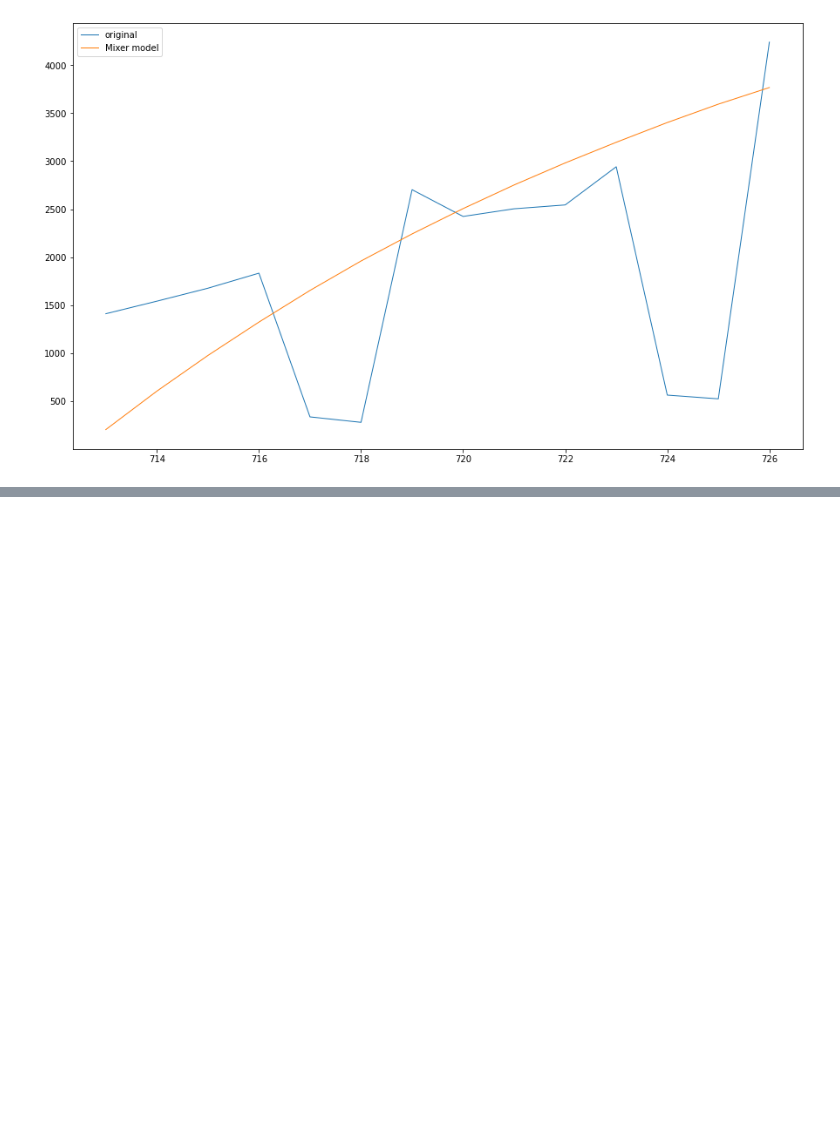
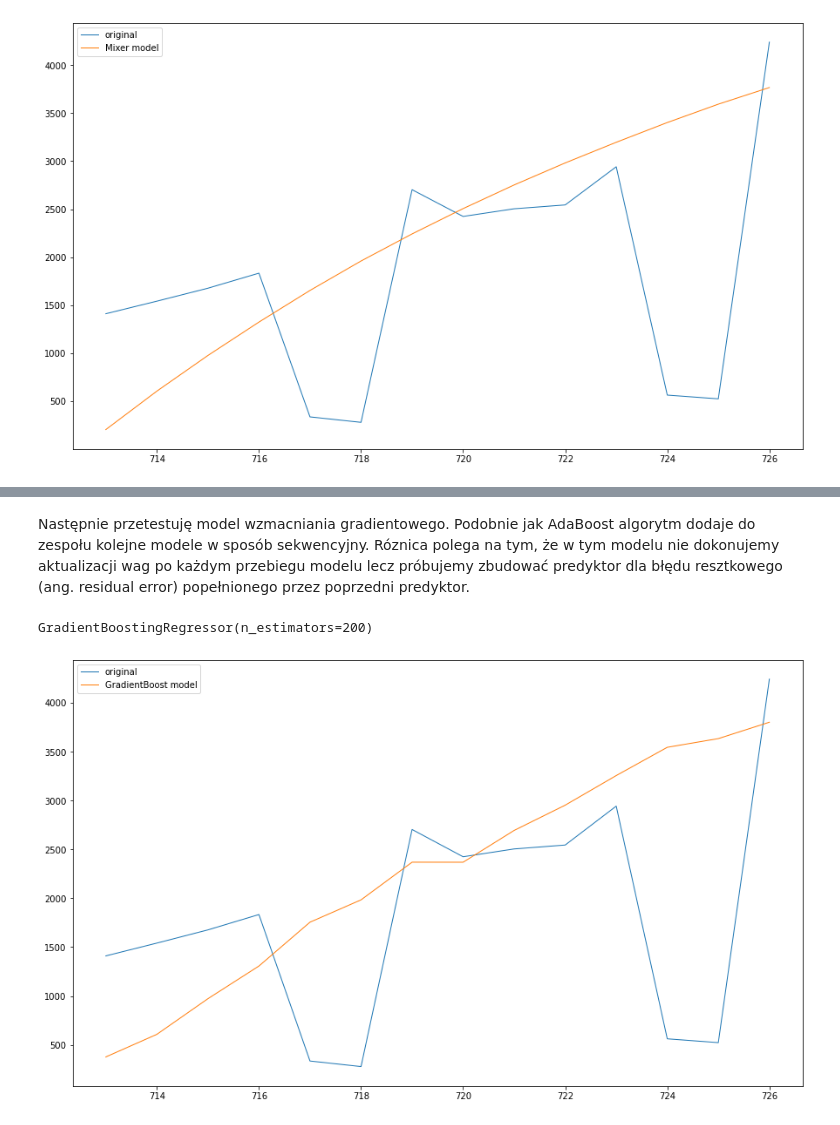
Before and after one commit to krisz17/TS-Mixer, a Jupyter notebook: 1MixerForTS.ipynb, the cells around one changed output, grey strips where cells are left out. Drawn from its saved outputs; the diff is of its cells as text; code cells hidden in the pictures; blank space fills up the shorter version.

```diff
--- a/1MixerForTS.ipynb
+++ b/1MixerForTS.ipynb
@@ -129,0 +144,23 @@ plt.show()
+# %% [markdown]
+Następnie przetestuję model wzmacniania gradientowego. Podobnie jak AdaBoost algorytm dodaje do zespołu kolejne modele w sposób sekwencyjny.
+Róznica polega na tym, że w tym modelu nie dokonujemy aktualizacji wag po każdym przebiegu modelu lecz próbujemy zbudować predyktor dla błędu resztkowego (ang. residual error) popełnionego przez poprzedni predyktor.
+# %%
+from sklearn.ensemble import GradientBoostingRegressor
+gbreg = GradientBoostingRegressor(max_depth=3, n_estimators=200, learning_rate=0.1)
+#gbreg = GradientBoostingRegressor(random_state=0)
+gbreg.fit(X.to_numpy(), y.to_numpy())
+# %% [output]
+GradientBoostingRegressor(n_estimators=200)
+# %%
+predykcja = pd.DataFrame(gbreg.predict(X_forecast.to_numpy()))
+predykcja.index = y_forecast.index
+
+# plot baseline and predictions
+plt.figure(figsize = (15,9))
+plt.plot(y_forecast, linewidth=1)
+plt.plot(predykcja, linewidth=1)
+plt.legend(["original", "GradientBoost model"], loc=0, frameon=True)
+#plt.savefig(r'E:\page ds\pages\ts_covid19\LSTM_test.png' , format="png", dpi=300)
+plt.show()
+# %% [output]
+[figure, added]
```
Also changed, not shown: parts of 8 cells of this notebook.
